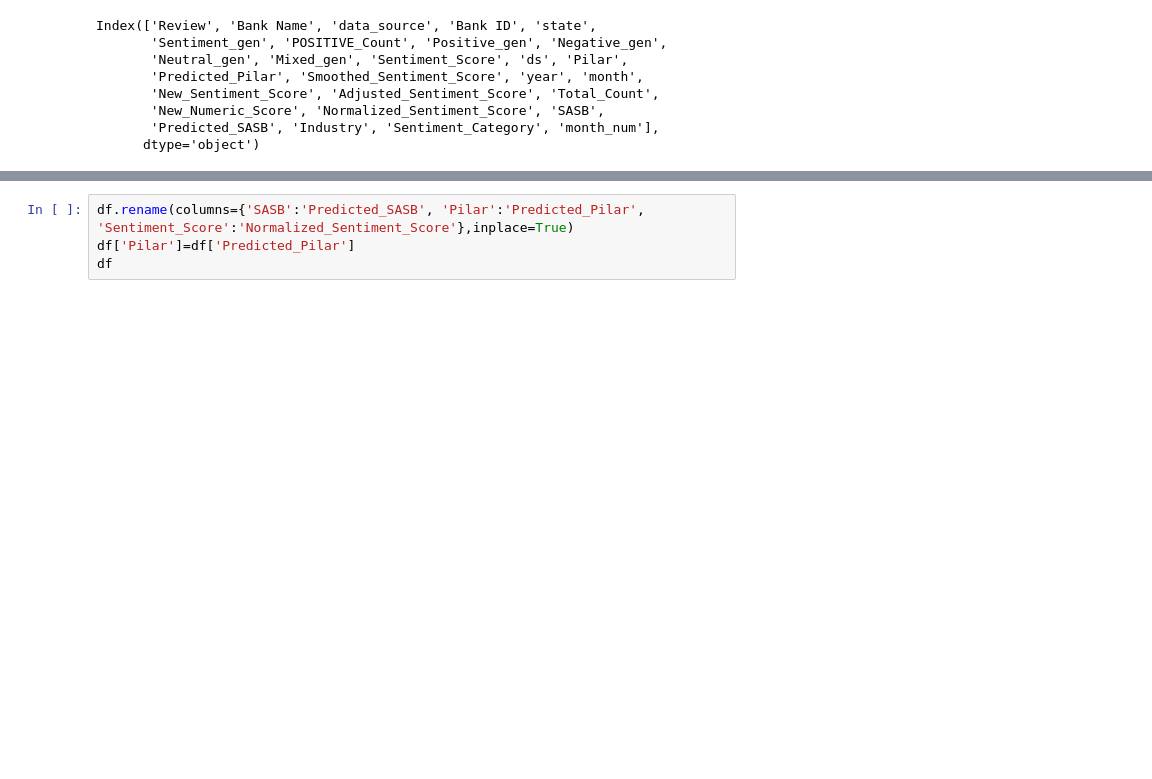
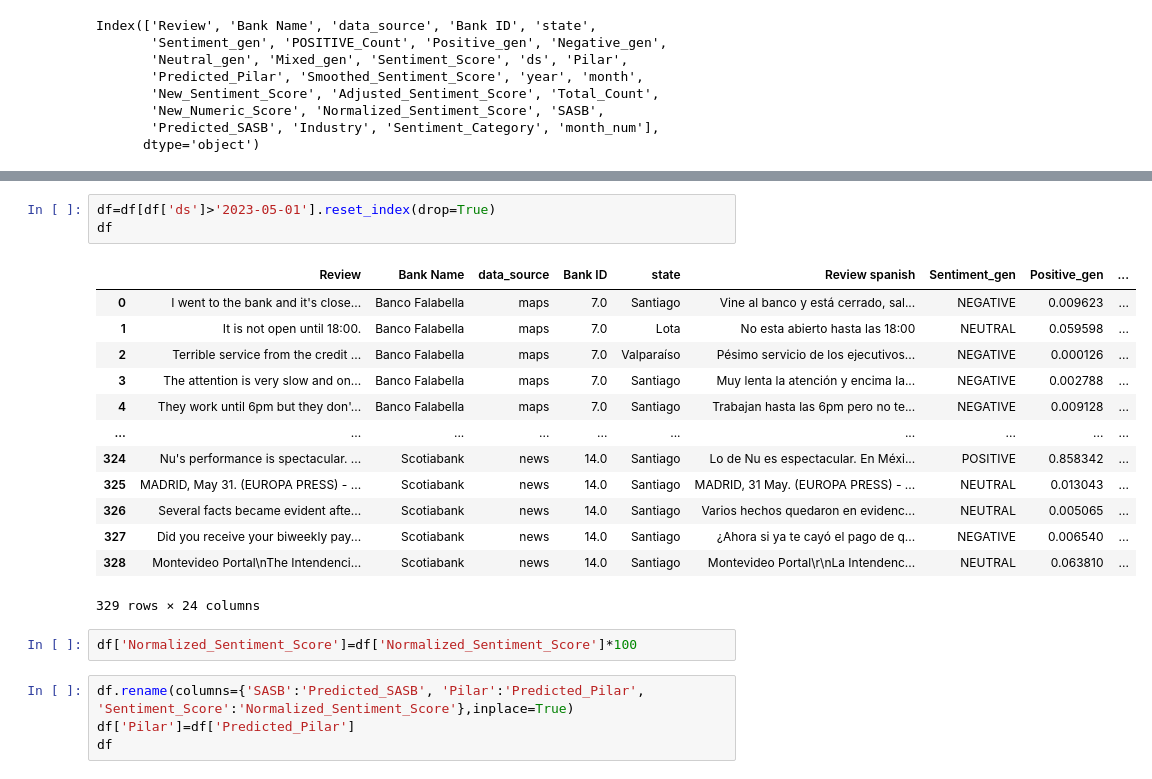
Before and after one commit to SSIndex/MonitorSSINDEX, a Jupyter notebook: DashMonitor/data/Untitled.ipynb, the cells around one changed output, grey strips where cells are left out. Drawn from its saved outputs; the diff is of its cells as text; blank space fills up the shorter version.

Commit message:
Automatización fuente de archivo y banco

```diff
--- a/DashMonitor/data/Untitled.ipynb
+++ b/DashMonitor/data/Untitled.ipynb
@@ -128,4 +136,23 @@ Index(['Review', 'Bank Name', 'data_source', 'Bank ID', 'state',
       dtype='object')
+# %%
+df=df[df['ds']>'2023-05-01'].reset_index(drop=True)
+df
+# %% [output]
+|  | Review | Bank Name | data_source | Bank ID | state | Review spanish | Sentiment_gen | Positive_gen | ... |
+| 0 | I went to the bank and it's close... | Banco Falabella | maps | 7.0 | Santiago | Vine al banco y está cerrado, sal... | NEGATIVE | 0.009623 | ... |
+| 1 | It is not open until 18:00. | Banco Falabella | maps | 7.0 | Lota | No esta abierto hasta las 18:00 | NEUTRAL | 0.059598 | ... |
+| 2 | Terrible service from the credit ... | Banco Falabella | maps | 7.0 | Valparaíso | Pésimo servicio de los ejecutivos... | NEGATIVE | 0.000126 | ... |
+| 3 | The attention is very slow and on... | Banco Falabella | maps | 7.0 | Santiago | Muy lenta la atención y encima la... | NEGATIVE | 0.002788 | ... |
+| 4 | They work until 6pm but they don'... | Banco Falabella | maps | 7.0 | Santiago | Trabajan hasta las 6pm pero no te... | NEGATIVE | 0.009128 | ... |
+| ... | ... | ... | ... | ... | ... | ... | ... | ... | ... |
+| 324 | Nu's performance is spectacular. ... | Scotiabank | news | 14.0 | Santiago | Lo de Nu es espectacular. En Méxi... | POSITIVE | 0.858342 | ... |
+| 325 | MADRID, May 31. (EUROPA PRESS) - ... | Scotiabank | news | 14.0 | Santiago | MADRID, 31 May. (EUROPA PRESS) - ... | NEUTRAL | 0.013043 | ... |
+| 326 | Several facts became evident afte... | Scotiabank | news | 14.0 | Santiago | Varios hechos quedaron en evidenc... | NEUTRAL | 0.005065 | ... |
+| 327 | Did you receive your biweekly pay... | Scotiabank | news | 14.0 | Santiago | ¿Ahora si ya te cayó el pago de q... | NEGATIVE | 0.006540 | ... |
+| 328 | Montevideo Portal\nThe Intendenci... | Scotiabank | news | 14.0 | Santiago | Montevideo Portal\r\nLa Intendenc... | NEUTRAL | 0.063810 | ... |
+329 rows × 24 columns
+# %%
+df['Normalized_Sentiment_Score']=df['Normalized_Sentiment_Score']*100
 # %%
 df.rename(columns={'SASB':'Predicted_SASB', 'Pilar':'Predicted_Pilar', 'Sentiment_Score':'Normalized_Sentiment_Score'},inplace=True)
 df['Pilar']=df['Predicted_Pilar']
```
Also changed, not shown: parts of 26 cells of this notebook, 30 other files.
